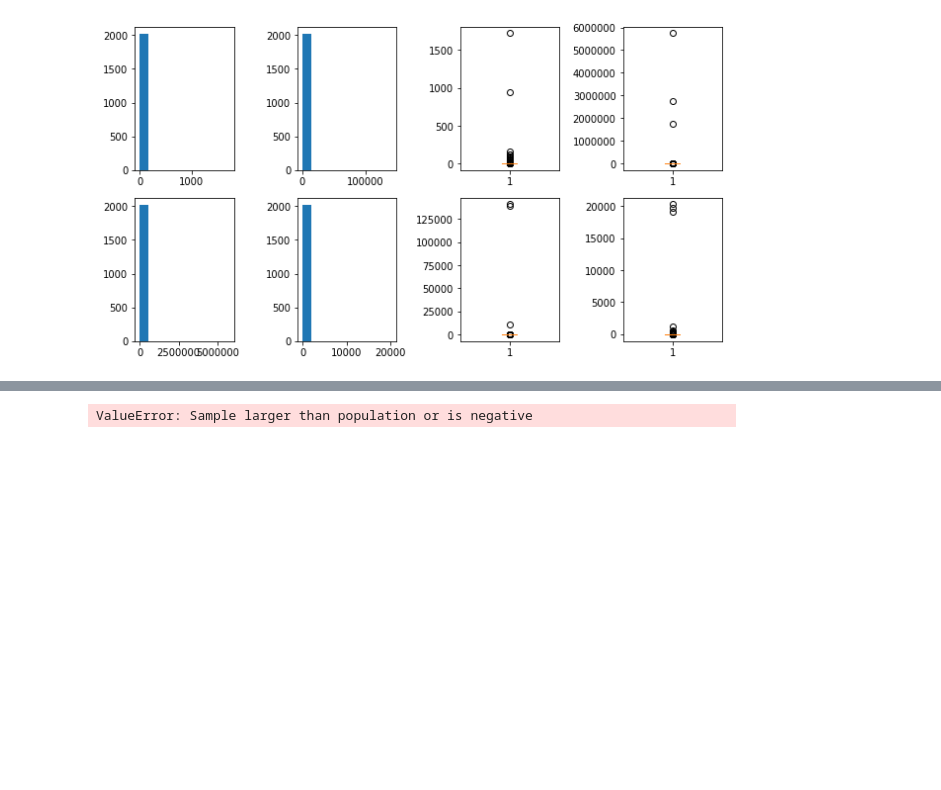
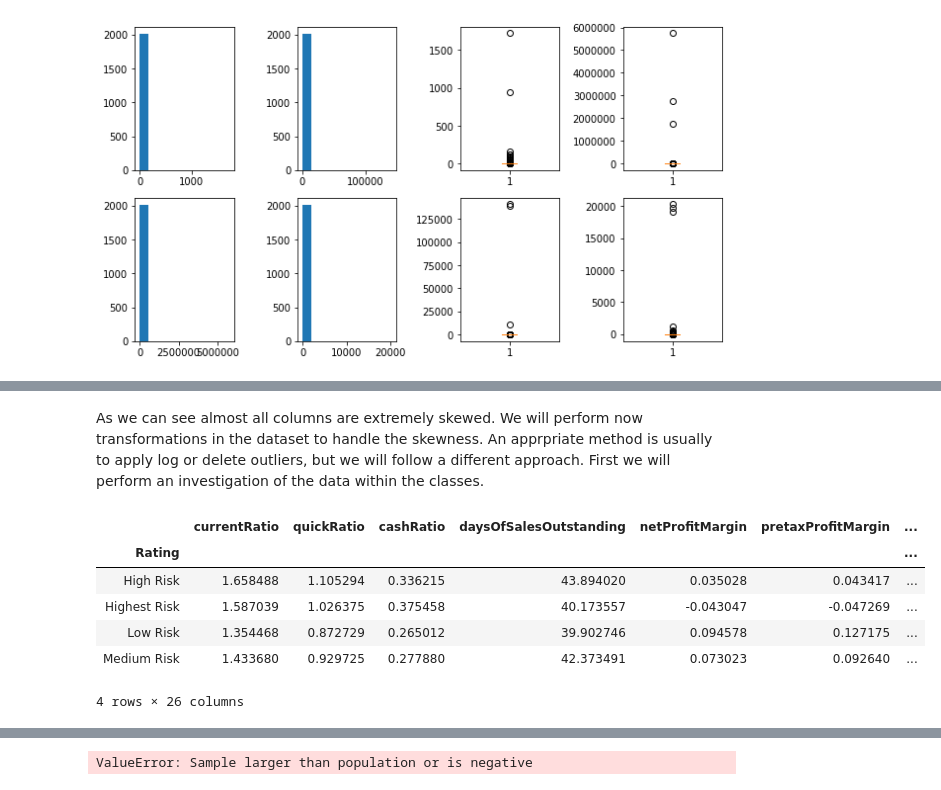
Before and after one commit to Agewerc/ML-Finance, a Jupyter notebook: corporateCreditRatingPrediction.ipynb, the cells around one changed output, grey strips where cells are left out. Saved outputs shown, nothing was run; the diff lists cells and outputs as text; code cells hidden in the pictures; blank space fills up the shorter version.

```diff
--- a/corporateCreditRatingPrediction.ipynb
+++ b/corporateCreditRatingPrediction.ipynb
@@ -86,0 +147,3 @@ dtype: float64
+# %%
+df_rating = df_rating[df_rating['Rating']!='Lowest Risk']
+df_rating = df_rating[df_rating['Rating']!='In Default']
@@ -108,10 +183,0 @@ columns = df_rating.columns[6:]
-# %%
-min_max_scaler = preprocessing.MinMaxScaler()
-
-for c in columns:
-
-    float_array = df_rating[[c]].copy().values.astype(float)
-    min_max_scaler = preprocessing.MinMaxScaler()
-    scaled_array = min_max_scaler.fit_transform(float_array) + 0.1
-    df_rating[c + 'log'] = scaled_array
-    df_rating[c + 'log'] = df_rating[c + 'log'].apply(np.log)
@@ -134,0 +206,12 @@ figure.tight_layout()
+# %% [markdown]
+As we can see almost all columns are extremely skewed. We will perform now transformations in the dataset to handle the skewness. An apprpriate method is usually to apply log or delete outliers, but we will follow a different approach. First we will perform an investigation of the data within the classes.
+# %%
+df_rating.groupby('Rating').median()
+# %% [output]
+|  | currentRatio | quickRatio | cashRatio | daysOfSalesOutstanding | netProfitMargin | pretaxProfitMargin | ... |
+| Rating |  |  |  |  |  |  | ... |
+| High Risk | 1.658488 | 1.105294 | 0.336215 | 43.894020 | 0.035028 | 0.043417 | ... |
+| Highest Risk | 1.587039 | 1.026375 | 0.375458 | 40.173557 | -0.043047 | -0.047269 | ... |
+| Low Risk | 1.354468 | 0.872729 | 0.265012 | 39.902746 | 0.094578 | 0.127175 | ... |
+| Medium Risk | 1.433680 | 0.929725 | 0.277880 | 42.373491 | 0.073023 | 0.092640 | ... |
+4 rows × 26 columns
```
Also changed, not shown: parts of 36 cells of this notebook.
